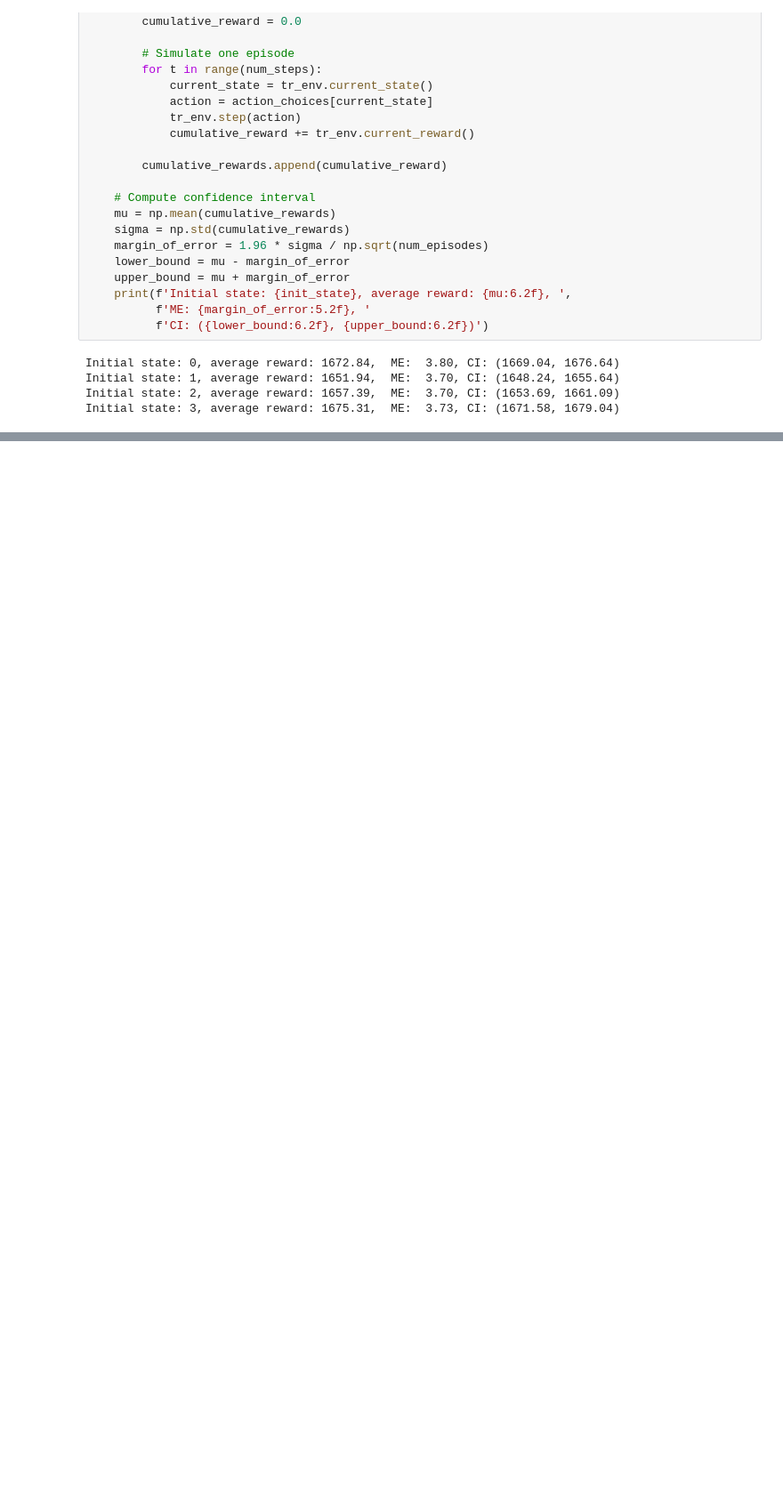
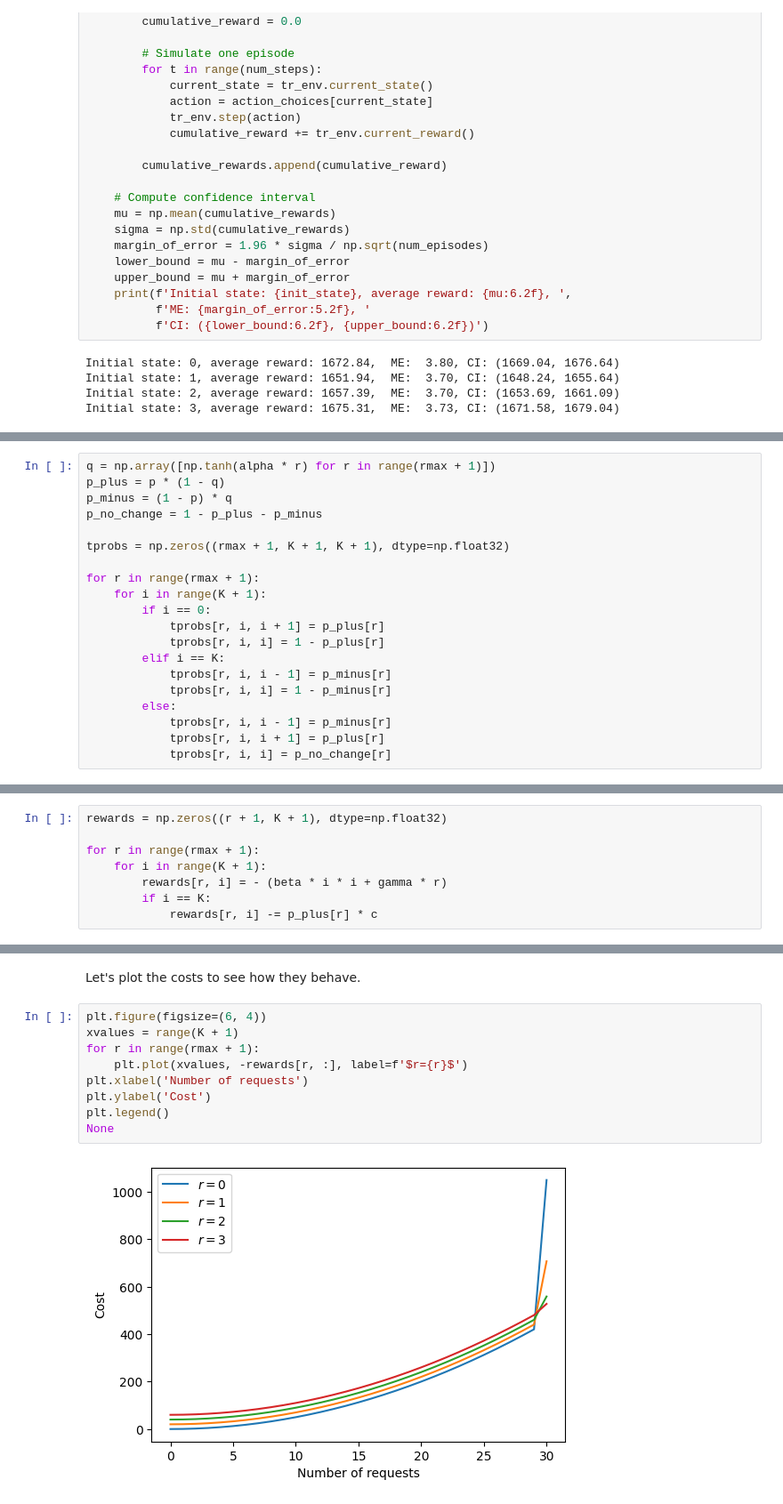
Before and after one commit to lfmartins/introduction-to-mdp-and-rl, a Jupyter notebook: exercise-solutions/agents-and-environments-solutions.ipynb, the cells around one changed output, grey strips where cells are left out. Shown at 89% size. Cells and saved outputs as stored; diff of their text form; blank space fills up the shorter version.

```diff
--- a/exercise-solutions/agents-and-environments-solutions.ipynb
+++ b/exercise-solutions/agents-and-environments-solutions.ipynb
@@ -416,0 +502,20 @@ Initial state: 3, average reward: 1675.31,  ME:  3.73, CI: (1671.58, 1679.04)
+# %%
+q = np.array([np.tanh(alpha * r) for r in range(rmax + 1)])
+p_plus = p * (1 - q)
+p_minus = (1 - p) * q
+p_no_change = 1 - p_plus - p_minus
+
+tprobs = np.zeros((rmax + 1, K + 1, K + 1), dtype=np.float32)
+
+for r in range(rmax + 1):
+    for i in range(K + 1):
+        if i == 0:
+            tprobs[r, i, i + 1] = p_plus[r]
+            tprobs[r, i, i] = 1 - p_plus[r]
+        elif i == K:
+            tprobs[r, i, i - 1] = p_minus[r]
+            tprobs[r, i, i] = 1 - p_minus[r]
+        else:
+            tprobs[r, i, i - 1] = p_minus[r]
+            tprobs[r, i, i + 1] = p_plus[r]
+            tprobs[r, i, i] = p_no_change[r]
@@ -416,0 +558,8 @@ Initial state: 3, average reward: 1675.31,  ME:  3.73, CI: (1671.58, 1679.04)
+# %%
+rewards = np.zeros((r + 1, K + 1), dtype=np.float32)
+
+for r in range(rmax + 1):
+    for i in range(K + 1):
+        rewards[r, i] = - (beta * i * i + gamma * r)
+        if i == K:
+            rewards[r, i] -= p_plus[r] * c
@@ -416,0 +586,13 @@ Initial state: 3, average reward: 1675.31,  ME:  3.73, CI: (1671.58, 1679.04)
+# %% [markdown]
+Let's plot the costs to see how they behave.
+# %%
+plt.figure(figsize=(6, 4))
+xvalues = range(K + 1)
+for r in range(rmax + 1):
+    plt.plot(xvalues, -rewards[r, :], label=f'$r={r}$')
+plt.xlabel('Number of requests')
+plt.ylabel('Cost')
+plt.legend()
+None
+# %% [output]
+[figure, added]
```
Also changed, not shown: parts of 14 cells of this notebook.
